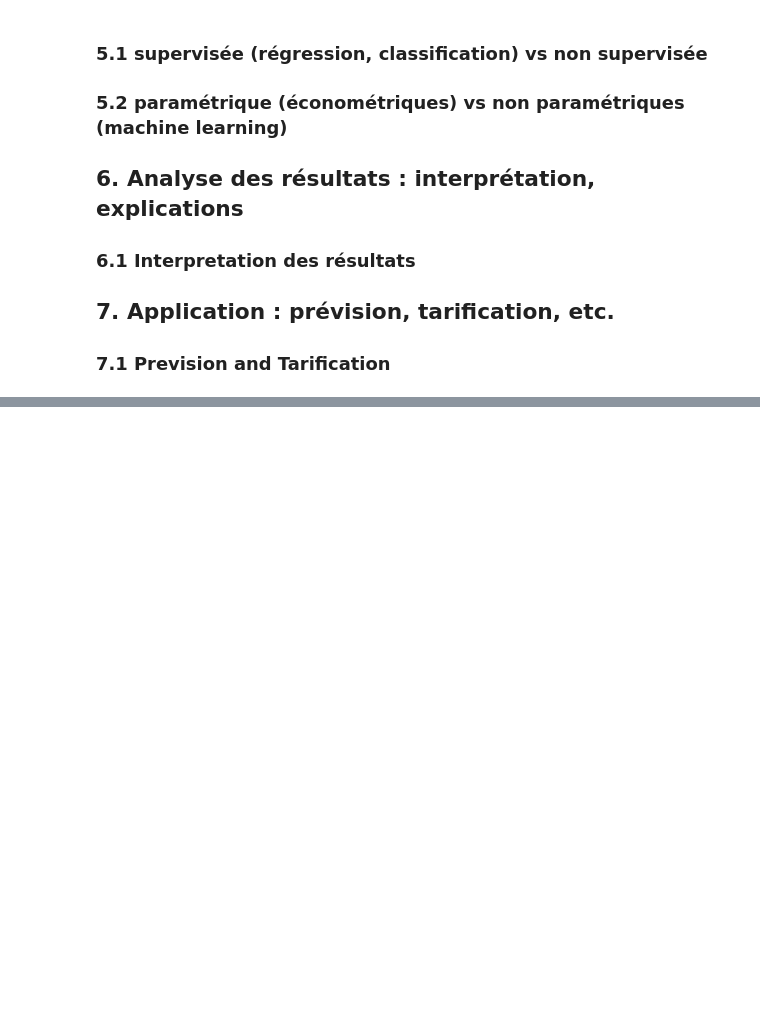
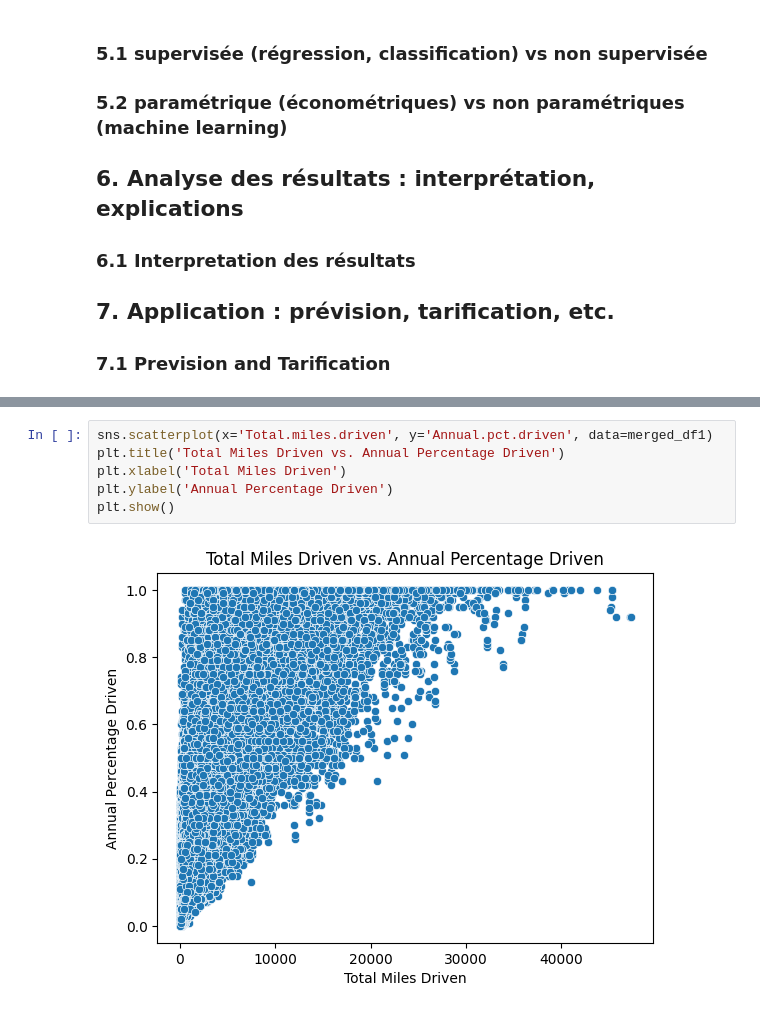
Before and after one commit to HumbledDS/Projet_InsurTech, a Jupyter notebook: Data_Cleaning.ipynb, the cells around one changed output, grey strips where cells are left out. Cells and saved outputs as stored; diff of their text form; blank space fills up the shorter version.

```diff
--- a/Data_Cleaning.ipynb
+++ b/Data_Cleaning.ipynb
@@ -1299,0 +843,8 @@ Dummify variables :
+# %%
+sns.scatterplot(x='Total.miles.driven', y='Annual.pct.driven', data=merged_df1)
+plt.title('Total Miles Driven vs. Annual Percentage Driven')
+plt.xlabel('Total Miles Driven')
+plt.ylabel('Annual Percentage Driven')
+plt.show()
+# %% [output]
+[figure, added]
```
Also changed, not shown: parts of 68 cells of this notebook, 7 other files.
